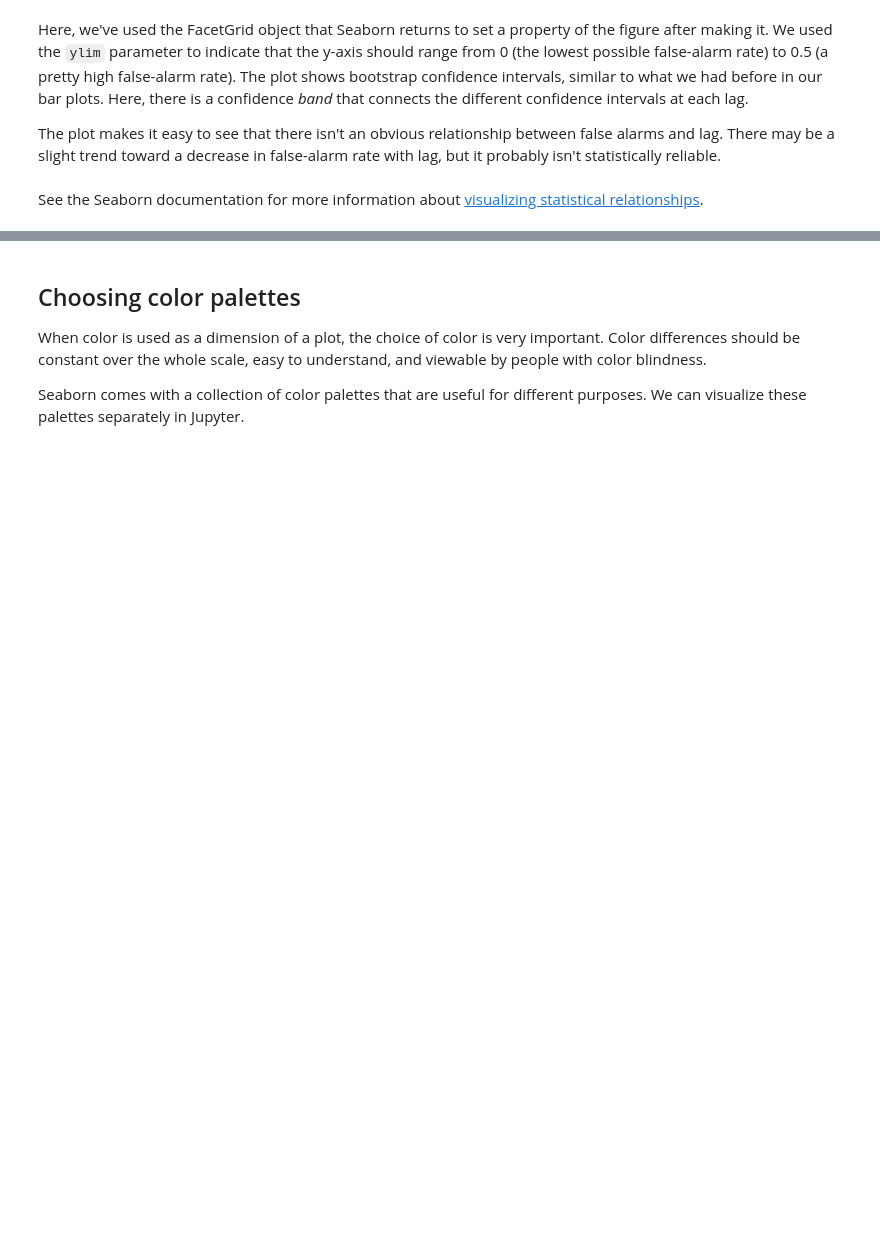
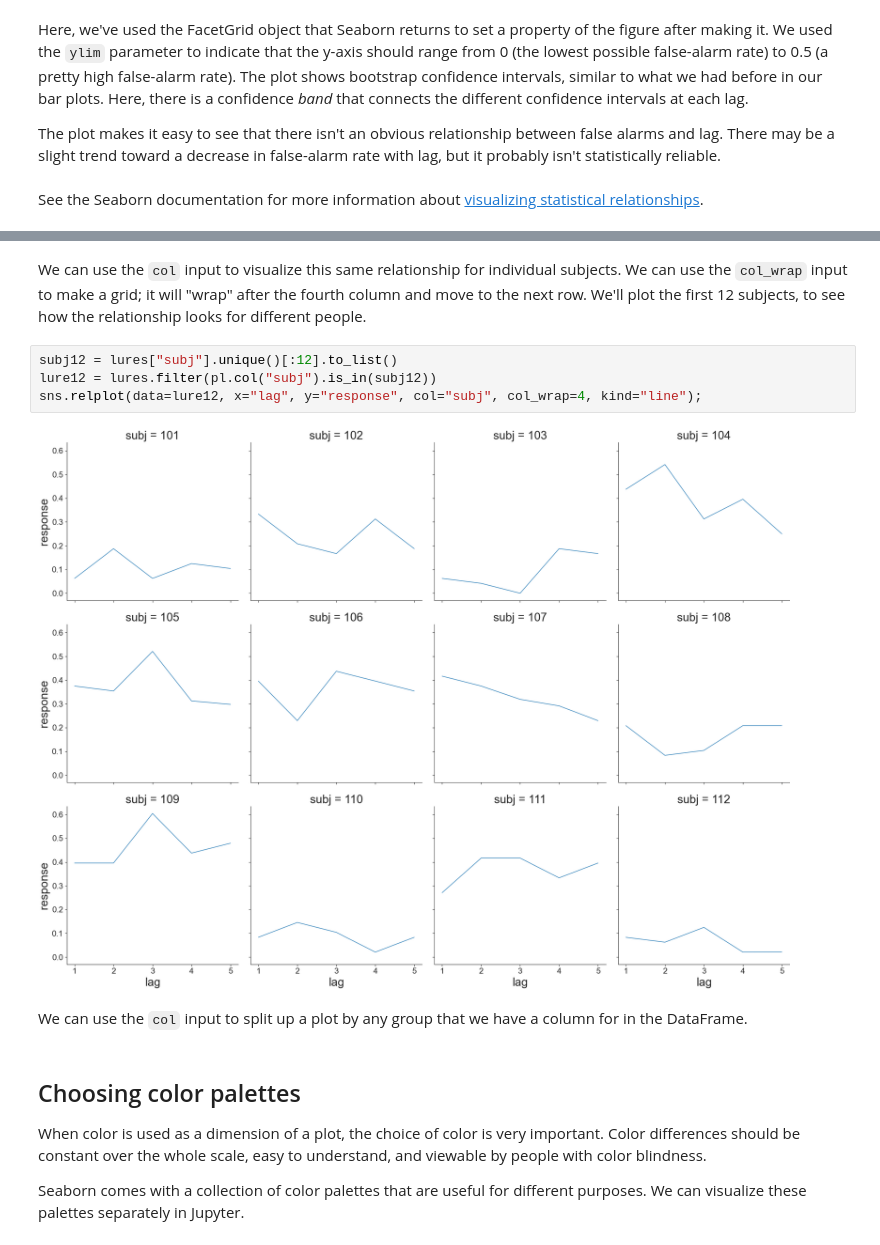
Before and after one commit to mortonne/datascipsych, a Jupyter notebook: assignments/assignment10/data_visualization.ipynb, the cells around one changed output, grey strips where cells are left out. Cells and saved outputs as stored; diff of their text form; blank space fills up the shorter version.

```diff
--- a/assignments/assignment10/data_visualization.ipynb
+++ b/assignments/assignment10/data_visualization.ipynb
@@ -267,3 +289,13 @@ See the Seaborn documentation for more information about [visualizing statistica
+# %% [markdown]
+We can use the `col` input to visualize this same relationship for individual subjects. We can use the `col_wrap` input to make a grid; it will "wrap" after the fourth column and move to the next row. We'll plot the first 12 subjects, to see how the relationship looks for different people.
+# %%
+subj12 = lures["subj"].unique()[:12].to_list()
+lure12 = lures.filter(pl.col("subj").is_in(subj12))
+sns.relplot(data=lure12, x="lag", y="response", col="subj", col_wrap=4, kind="line");
+# %% [output]
+[figure, added]
+# %% [markdown]
+We can use the `col` input to split up a plot by any group that we have a column for in the DataFrame.
 # %% [markdown]
 ## Choosing color palettes
 
```
Also changed, not shown: parts of 9 cells of this notebook.
